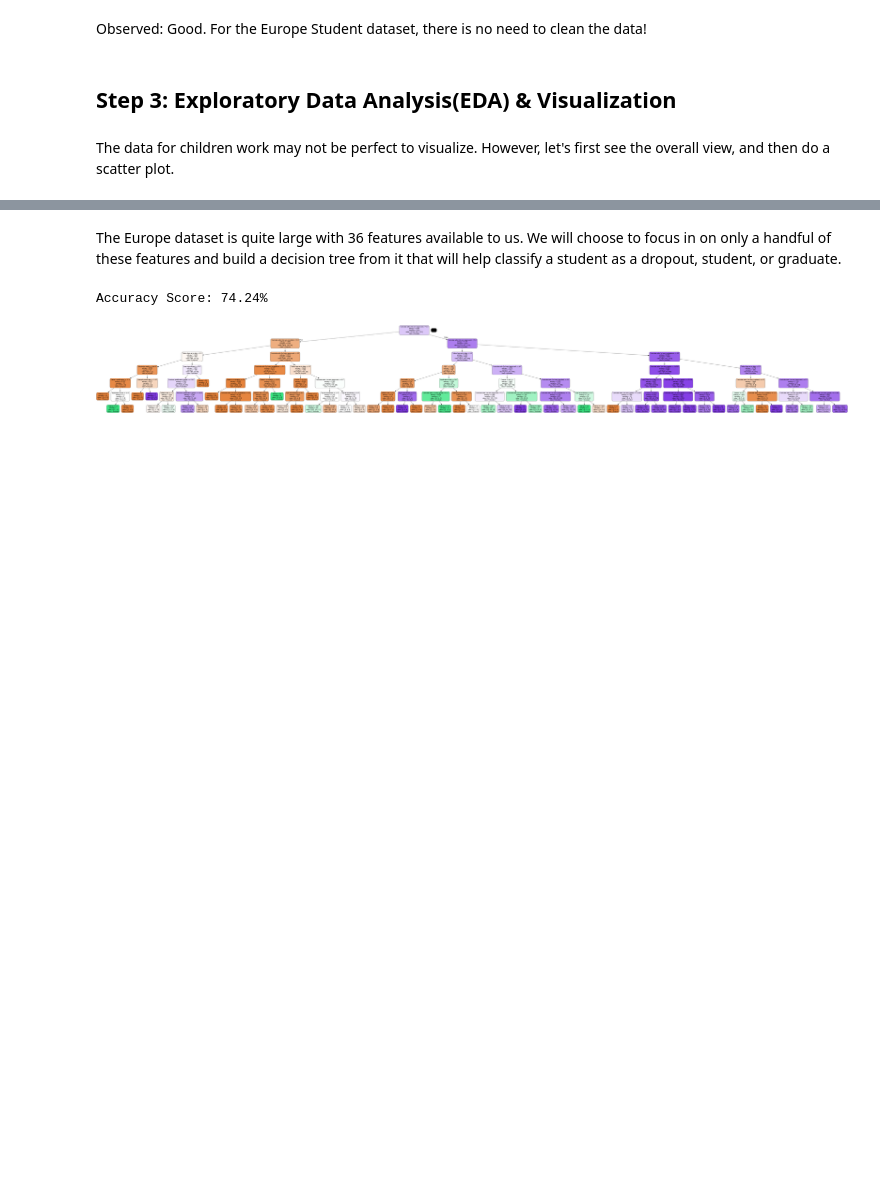
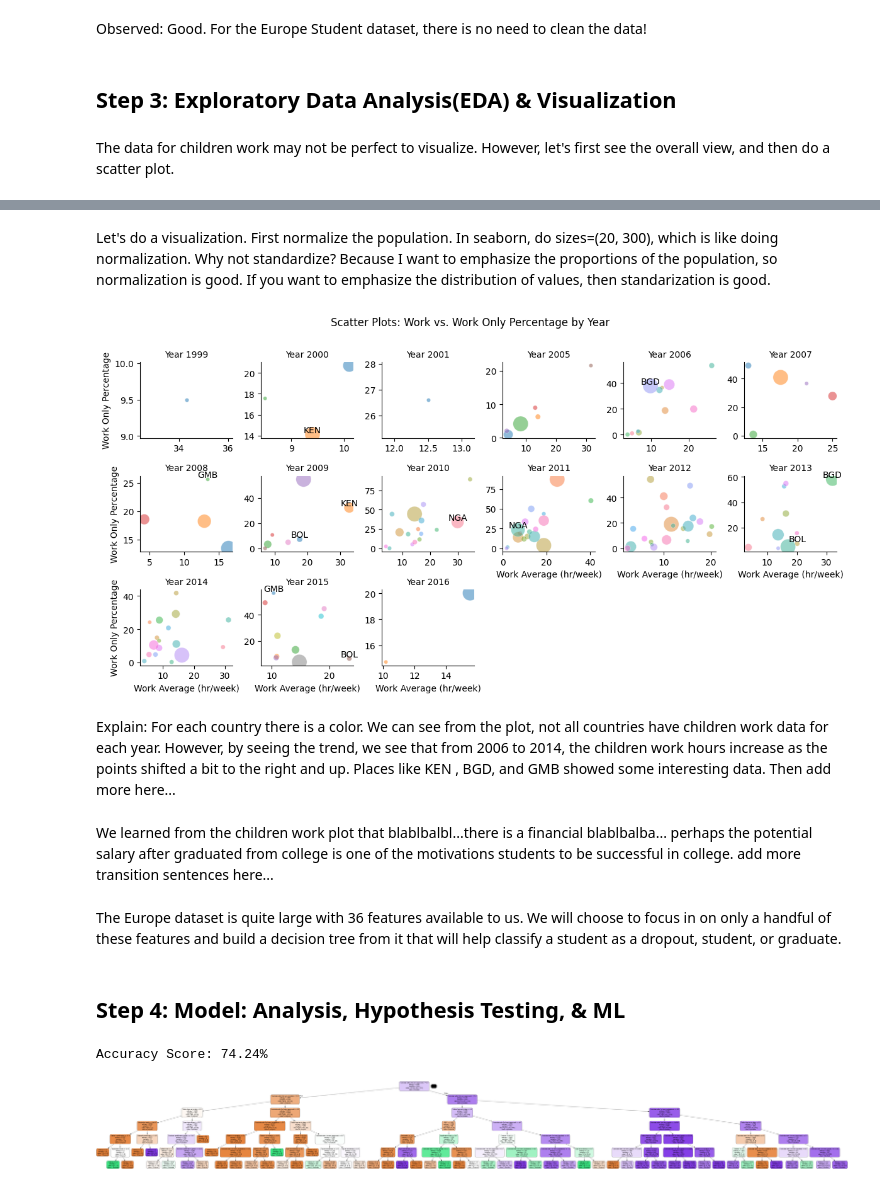
Before and after one commit to jerryliUMD/cmsc320_final_tutorial, a Jupyter notebook: tutorial.ipynb, the cells around one changed output, grey strips where cells are left out. Saved outputs shown, nothing was run; the diff lists cells and outputs as text; code cells hidden in the pictures; blank space fills up the shorter version.

```diff
--- a/tutorial.ipynb
+++ b/tutorial.ipynb
@@ -329,8 +190,53 @@ Children age 7-14 working years to visualize: [1999 2000 2001 2005 2006 2007 200
 | 50% | 2011.000000 | 17.528625 | 13.05000 | 1.237385e+07 |
 | 75% | 2013.000000 | 32.422263 | 16.50000 | 2.939637e+07 |
 | max | 2016.000000 | 89.345680 | 40.30000 | 2.440162e+08 |
+# %% [markdown]
+Let's do a visualization. First normalize the population. In seaborn, do sizes=(20, 300), which is like doing normalization. Why not standardize? Because I want to emphasize the proportions of the population, so normalization is good. If you want to emphasize the distribution of values, then standarization is good.
+# %%
+# Filter out the specific warning
+warnings.filterwarnings("ignore", category=UserWarning, message="The figure layout has changed to tight")
+
+# Create a FacetGrid of scatter plots
+g = sns.FacetGrid(df_children_work, col='Year', col_wrap=6, height=2, sharex=False, sharey=False)
+g.map_dataframe(
+    sns.scatterplot,
+    x='Work_avg',
+    y='Work_only_pct',
+    size='Population',
+    hue='Country',
+    sizes=(20, 300),
+    alpha=0.5,
+)
+
+g.set_titles(col_template="Year {col_name}")
+g.set_axis_labels('Work Average (hr/week)', 'Work Only Percentage')
+g.fig.suptitle('Scatter Plots: Work vs. Work Only Percentage by Year', y=1.02)
+plt.subplots_adjust(top=0.9, hspace=0.5)
+
+#let's track some countries
+track_countries = ['Nigeria', 'Gambia', 'Bangladesh', 'Kenya', 'Bolivia']
+
+# Iterate through subplots and add annotations
+for ax in g.axes.flat:
+    year = ax.get_title().split(' ')[-1]
+    data_year = df_children_work[df_children_work['Year'] == int(year)]
+    for _, row in data_year.iterrows():
+        if row['Country'] in track_countries:
+            annotation_text = f"{row['Code']}"  # Combine country and year
+            ax.annotate(annotation_text, (row['Work_avg'], row['Work_only_pct']),
+                        textcoords="offset points", xytext=(0, 2), ha='center')
+
+plt.show()
+# %% [output]
+[figure, added]
+# %% [markdown]
+Explain: For each country there is a color. We can see from the plot, not all countries have children work data for each year. However, by seeing the trend, we see that from 2006 to 2014, the children work hours increase as the points shifted a bit to the right and up. Places like KEN , BGD, and GMB showed some interesting data. Then add more here...
+# %% [markdown]
+We learned from the children work plot that blablbalbl...there is a financial blablbalba... perhaps the potential salary after graduated from college is one of the motivations students to be successful in college. add more transition sentences here...
 # %% [markdown]
 The Europe dataset is quite large with 36 features available to us. We will choose to focus in on only a handful of these features and build a decision tree from it that will help classify a student as a dropout, student, or graduate.
+# %% [markdown]
+## Step 4: Model: Analysis, Hypothesis Testing, & ML
 # %%
 from sklearn.tree import DecisionTreeClassifier
 from sklearn.linear_model import LogisticRegression
```
Also changed, not shown: parts of 12 cells of this notebook, 1 other file.
